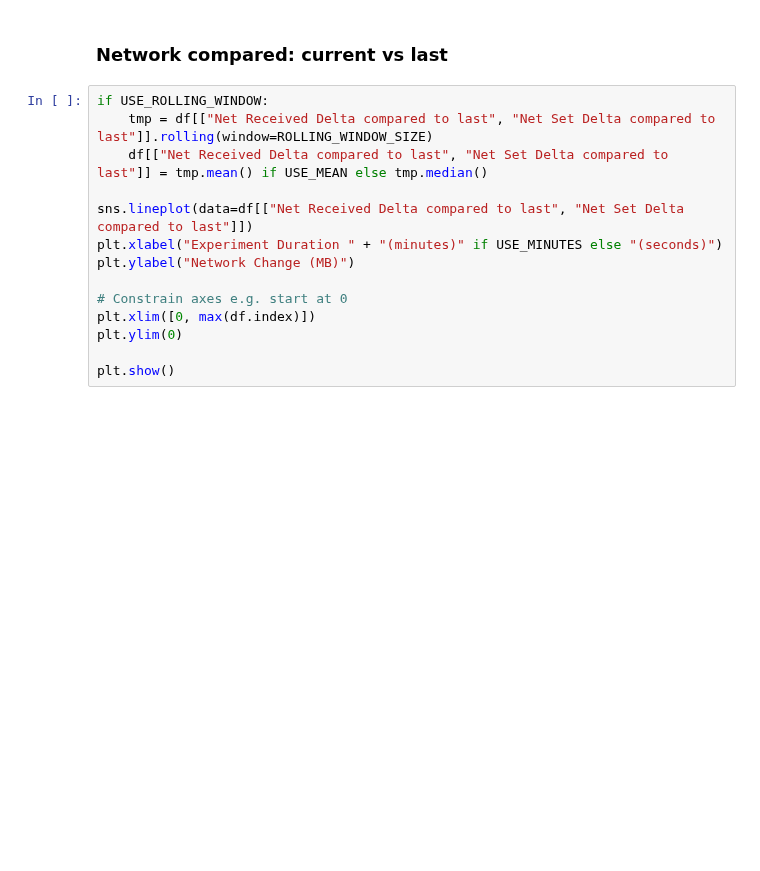
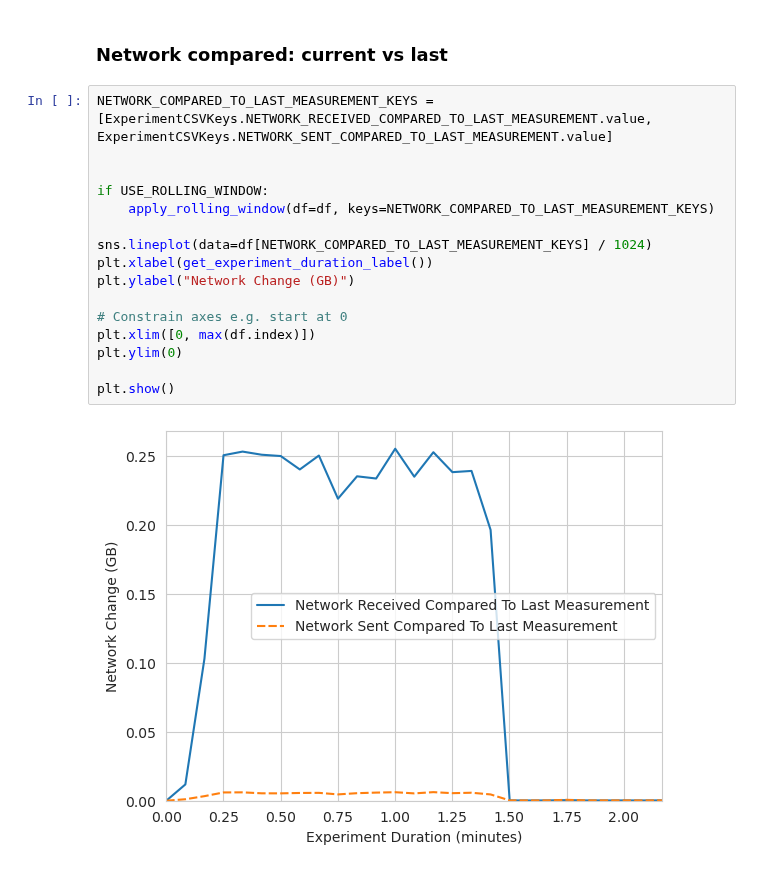
Before and after one commit to oakestra/oakestra-cli, a Jupyter notebook: oak_cli/evaluation/localhost_resources/graphs.ipynb, the cells around one changed output. Drawn from its saved outputs; the diff is of its cells as text; blank space fills up the shorter version.

```diff
--- a/oak_cli/evaluation/localhost_resources/graphs.ipynb
+++ b/oak_cli/evaluation/localhost_resources/graphs.ipynb
@@ -119,16 +123,20 @@ plt.show()
 # %% [markdown]
 ### Network compared: current vs last
 # %%
+NETWORK_COMPARED_TO_LAST_MEASUREMENT_KEYS = [ExperimentCSVKeys.NETWORK_RECEIVED_COMPARED_TO_LAST_MEASUREMENT.value, ExperimentCSVKeys.NETWORK_SENT_COMPARED_TO_LAST_MEASUREMENT.value]
+
+
 if USE_ROLLING_WINDOW:
-    tmp = df[["Net Received Delta compared to last", "Net Set Delta compared to last"]].rolling(window=ROLLING_WINDOW_SIZE)
-    df[["Net Received Delta compared to last", "Net Set Delta compared to last"]] = tmp.mean() if USE_MEAN else tmp.median()
+    apply_rolling_window(df=df, keys=NETWORK_COMPARED_TO_LAST_MEASUREMENT_KEYS)
 
-sns.lineplot(data=df[["Net Received Delta compared to last", "Net Set Delta compared to last"]])
-plt.xlabel("Experiment Duration " + "(minutes)" if USE_MINUTES else "(seconds)")
-plt.ylabel("Network Change (MB)")
+sns.lineplot(data=df[NETWORK_COMPARED_TO_LAST_MEASUREMENT_KEYS] / 1024)
+plt.xlabel(get_experiment_duration_label())
+plt.ylabel("Network Change (GB)")
 
 # Constrain axes e.g. start at 0
 plt.xlim([0, max(df.index)])
 plt.ylim(0)
 
 plt.show()
+# %% [output]
+[figure, added]
```
Also changed, not shown: parts of 4 cells of this notebook.
